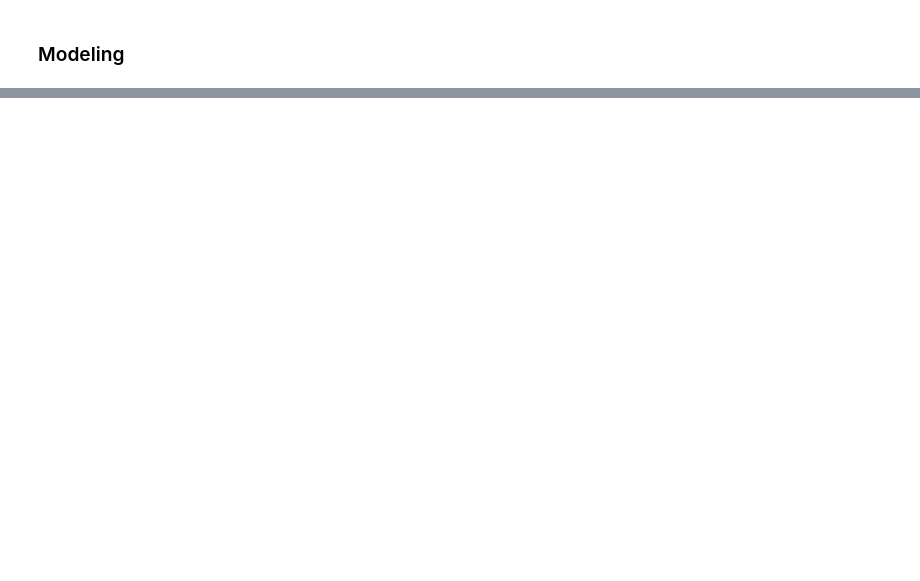
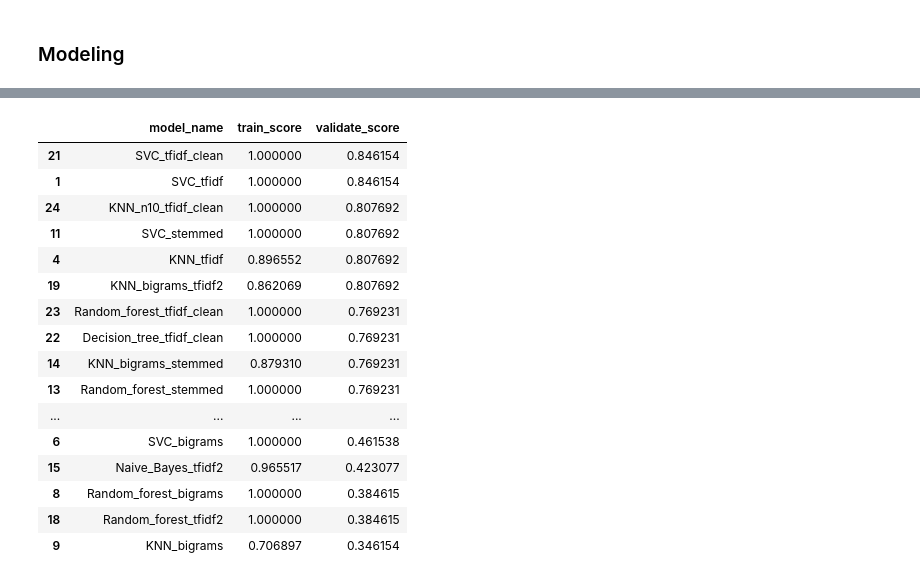
Before and after one commit to heather-desiree-carl-NLP-project/NLP-group-project, a Jupyter notebook: heathers_notebook.ipynb, the cells around one changed output, grey strips where cells are left out. Cells and saved outputs as stored; diff of their text form; code cells hidden in the pictures; blank space fills up the shorter version.

```diff
--- a/heathers_notebook.ipynb
+++ b/heathers_notebook.ipynb
@@ -279,0 +502,38 @@ TypeError: print_metrics() missing 1 required positional argument: 'class_names'
+# %%
+for model, name in zip(model_list, model_names):
+    score_df = m.test_a_model(X_train, y_train, X_validate, y_validate, model, name, score_df)
+# %%
+tfidf = TfidfVectorizer()
+X_data = tfidf.fit_transform(df.clean)
+y_data = df.language
+
+X_train, y_train, X_validate, y_validate, X_test, y_test = m.nlp_X_train_split(X_data, y_data)
+# %%
+model_list = [MultinomialNB(), LinearSVC(), DecisionTreeClassifier(), RandomForestClassifier(), KNeighborsClassifier(n_neighbors=10, weights= 'distance')]
+
+model_names = ['Naive_Bayes_tfidf_clean', 'SVC_tfidf_clean', 'Decision_tree_tfidf_clean', 'Random_forest_tfidf_clean', 'KNN_n10_tfidf_clean']
+
+class_names = ['Java', 'JavaScript', 'Jupyter Notebook','PHP' ]
+# %%
+for model, name in zip(model_list, model_names):
+    score_df = m.test_a_model(X_train, y_train, X_validate, y_validate, model, name, score_df)
+# %%
+score_df.sort_values(by = 'validate_score', ascending = False)
+# %% [output]
+|  | model_name | train_score | validate_score |
+| 21 | SVC_tfidf_clean | 1.000000 | 0.846154 |
+| 1 | SVC_tfidf | 1.000000 | 0.846154 |
+| 24 | KNN_n10_tfidf_clean | 1.000000 | 0.807692 |
+| 11 | SVC_stemmed | 1.000000 | 0.807692 |
+| 4 | KNN_tfidf | 0.896552 | 0.807692 |
+| 19 | KNN_bigrams_tfidf2 | 0.862069 | 0.807692 |
+| 23 | Random_forest_tfidf_clean | 1.000000 | 0.769231 |
+| 22 | Decision_tree_tfidf_clean | 1.000000 | 0.769231 |
+| 14 | KNN_bigrams_stemmed | 0.879310 | 0.769231 |
+| 13 | Random_forest_stemmed | 1.000000 | 0.769231 |
+| ... | ... | ... | ... |
+| 6 | SVC_bigrams | 1.000000 | 0.461538 |
+| 15 | Naive_Bayes_tfidf2 | 0.965517 | 0.423077 |
+| 8 | Random_forest_bigrams | 1.000000 | 0.384615 |
+| 18 | Random_forest_tfidf2 | 1.000000 | 0.384615 |
+| 9 | KNN_bigrams | 0.706897 | 0.346154 |
```
Also changed, not shown: parts of 30 cells of this notebook.
